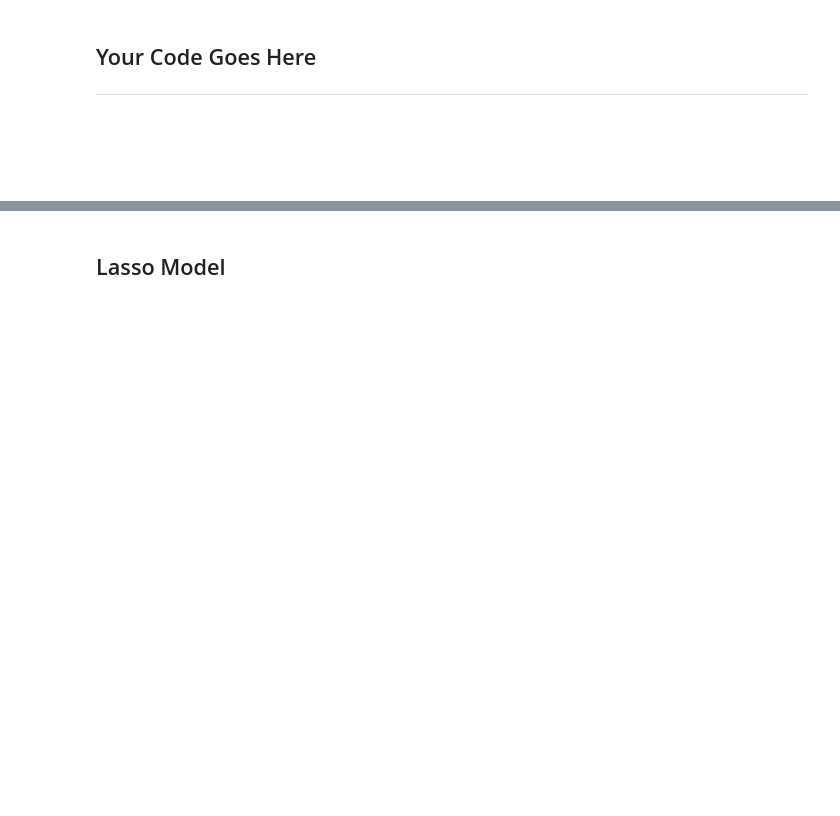
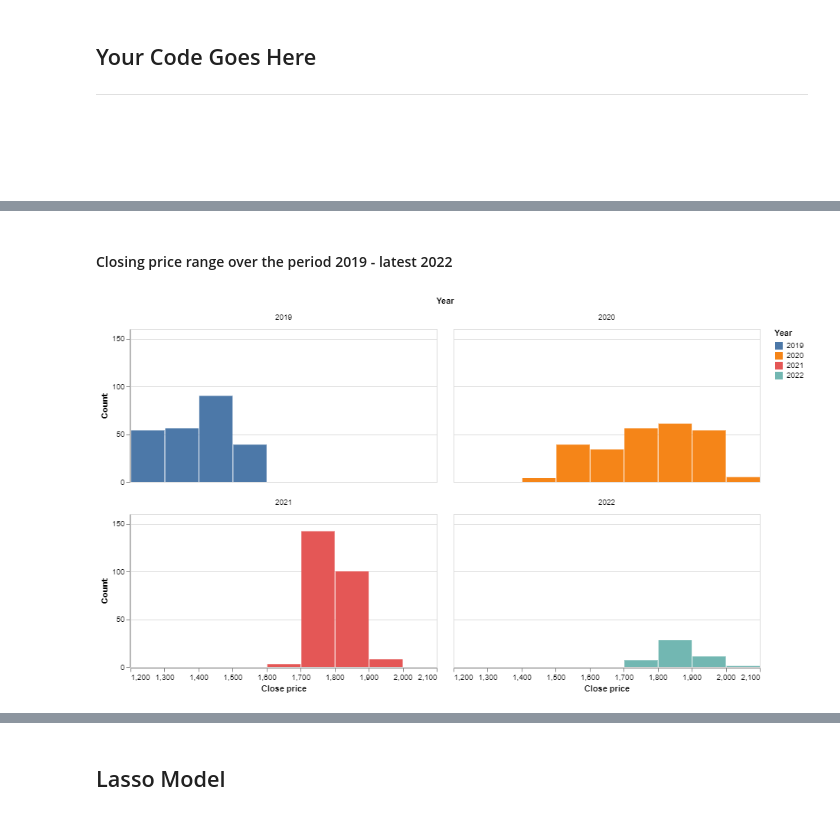
Before and after one commit to valli180/Gold_price_prediction, a Jupyter notebook: lab3_edited.ipynb, the cells around one changed output, grey strips where cells are left out. Saved outputs shown, nothing was run; the diff lists cells and outputs as text; code cells hidden in the pictures; blank space fills up the shorter version.

```diff
--- a/lab3_edited.ipynb
+++ b/lab3_edited.ipynb
@@ -184,0 +217,9 @@ y_test = y[t:]
+# %% [markdown]
+#### Closing price range over the period 2019 - latest 2022
+# %%
+(alt.Chart(Df).encode(x=alt.X('Close', bin=alt.Bin(maxbins=10), title='Close price'),
+                      y=alt.Y('count()', title='Count'),
+                      color='Year:N')
+              .mark_bar()).properties(height=200, width=400).facet('Year', columns=2)
+# %% [output]
+[figure, added]
```
Also changed, not shown: parts of 22 cells of this notebook.
